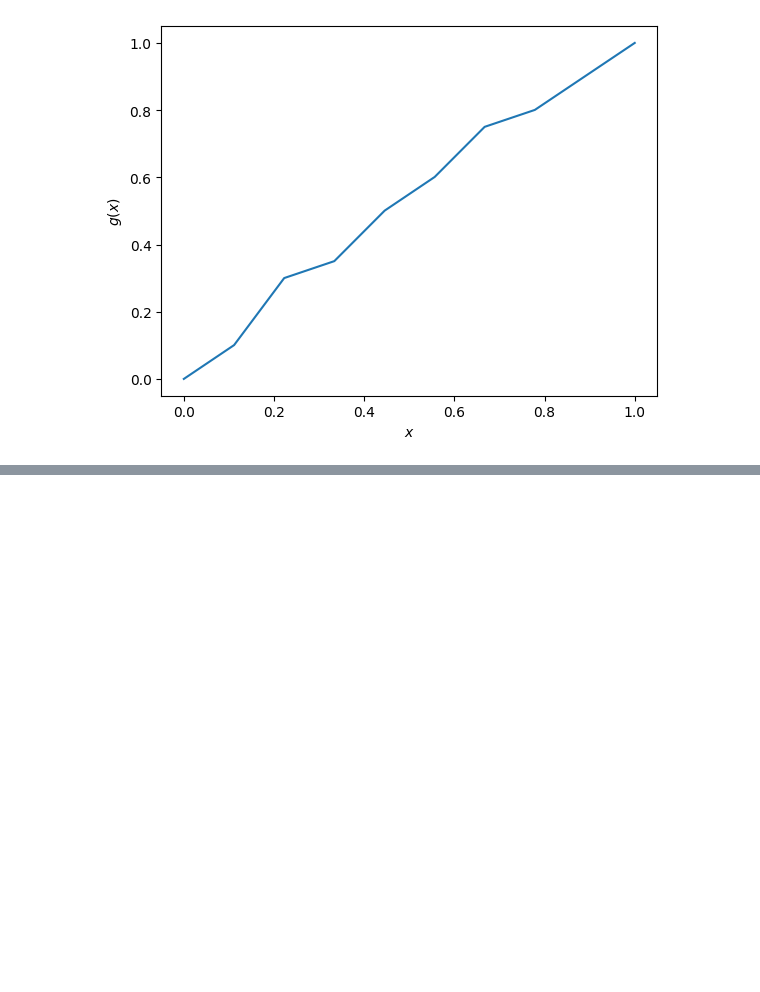
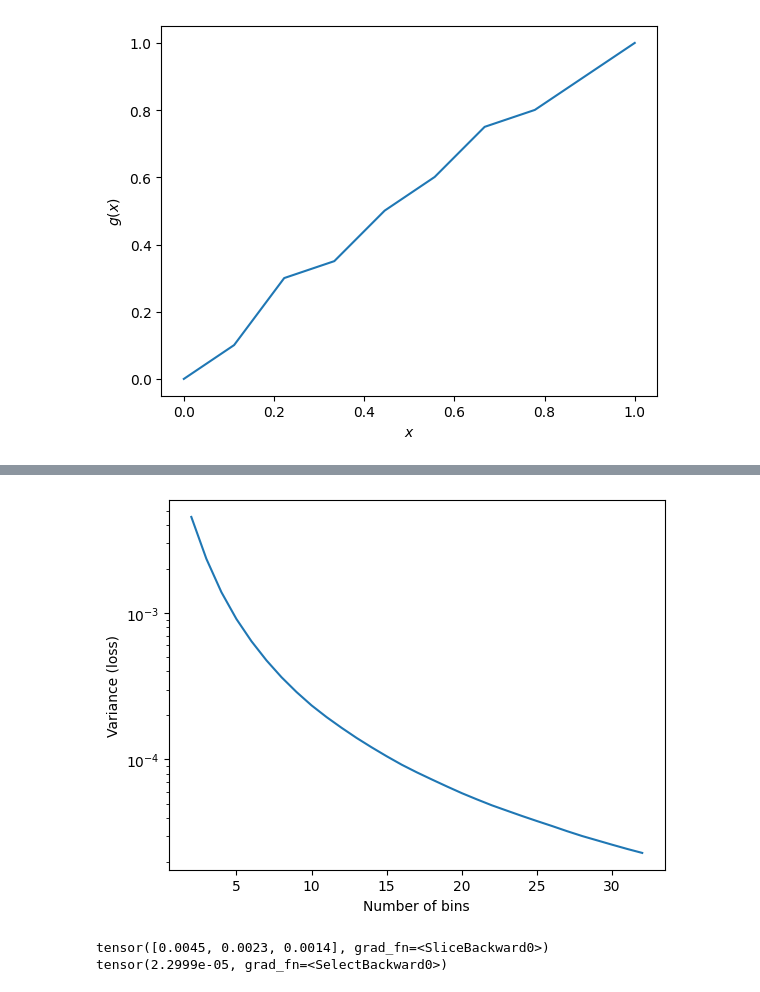
Before and after one commit to alracey/level4-project, a Jupyter notebook: piecewise_linear_pytorch.ipynb, the cells around one changed output, grey strips where cells are left out. Cells and saved outputs as stored; diff of their text form; code cells hidden in the pictures; blank space fills up the shorter version.

Commit message:
Variance vs K plotted

```diff
--- a/piecewise_linear_pytorch.ipynb
+++ b/piecewise_linear_pytorch.ipynb
@@ -123,14 +123,15 @@ H variance: tensor(0.1690)
 # %%
-K = 32   #number of bins
+#K = 32   #number of bins
 
 #unconstrained parameters
 import torch.nn.functional
 def u_to_y(u):
-  w = torch.nn.functional.softmax(u, dim=0)
+  u_ext = torch.cat([u, torch.tensor([0.0])])
+  w = torch.nn.functional.softmax(u_ext, dim=0)
   ys = torch.cumsum(w, dim=0)
   return ys[:-1]
 
-u_params = torch.zeros(K-1, requires_grad=True)
+#u_params = torch.zeros(K-1, requires_grad=True)
 # %%
 #optimisation
 
@@ -178,0 +171,26 @@ Epoch: 190 | Loss: 0.0005463113775476813
+# %%
+#generate data
+
+Ks = range(2, 33)
+vars = torch.zeros(len(Ks))
+i=0
+
+for K in Ks:
+  result = train_loop(x, K, 500)
+  vars[i] = result.reshape(1) # Reshape scalar to a 1D tensor
+  i += 1
+# %%
+#plotting
+
+plt.figure()
+plt.plot(Ks, vars.detach().numpy()) # Detach and convert to numpy for plotting
+plt.xlabel('Number of bins')
+plt.ylabel('Variance (loss)')
+plt.yscale('log')
+plt.show()
+print(vars[0:3])    #check for errors
+print(vars[-1])     #check accuracy
+# %% [output]
+[figure, added]
+tensor([0.0045, 0.0023, 0.0014], grad_fn=<SliceBackward0>)
+tensor(2.2999e-05, grad_fn=<SelectBackward0>)
```
Also changed, not shown: parts of 5 cells of this notebook.
